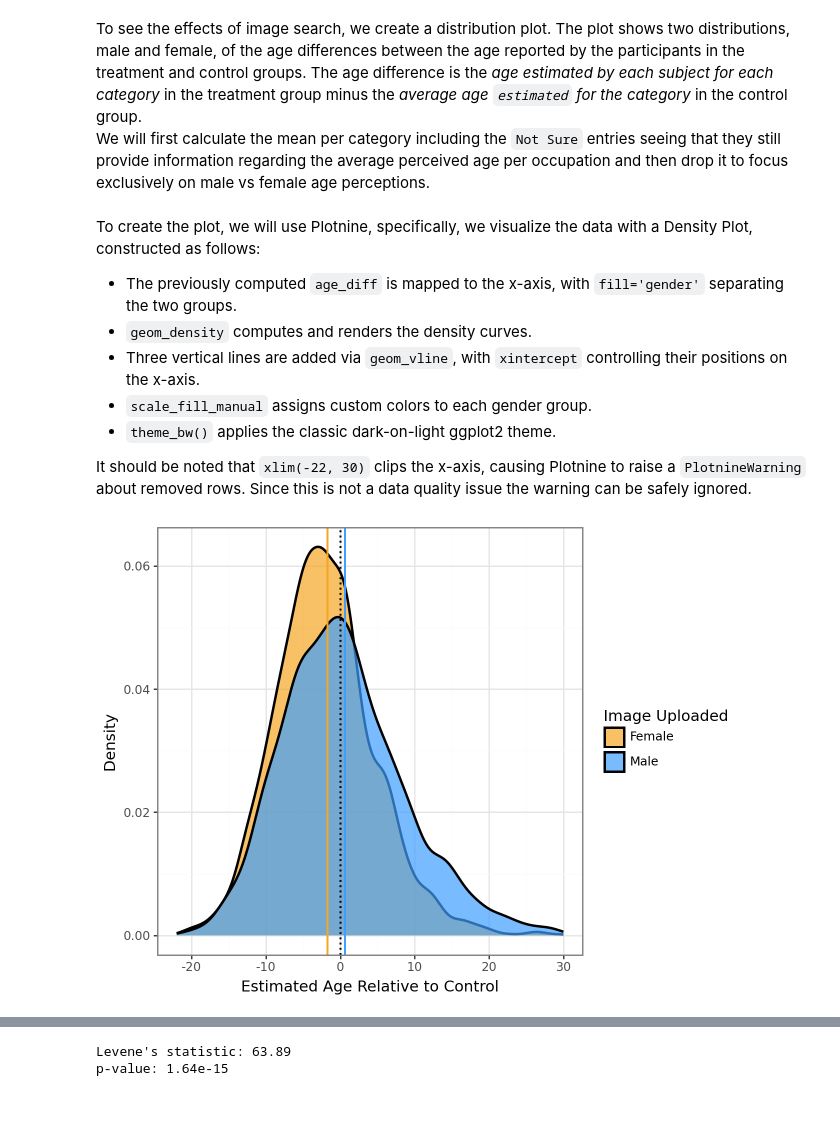
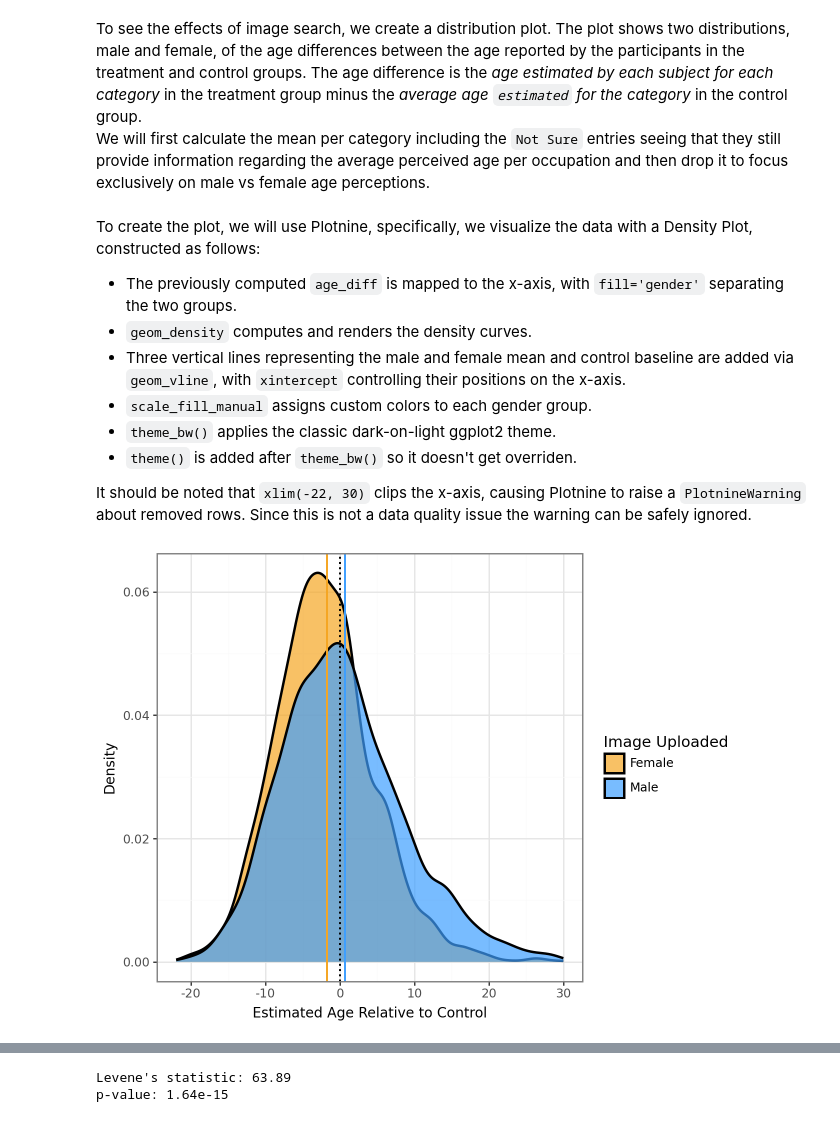
Before and after one commit to romgzn/Data_Analysis_Machine_Learning_Assignments, a Jupyter notebook: second_assignment/age_gender_cor.ipynb, the cells around one changed output, grey strips where cells are left out. Drawn from its saved outputs; the diff is of its cells as text; code cells hidden in the pictures.

```diff
--- a/second_assignment/age_gender_cor.ipynb
+++ b/second_assignment/age_gender_cor.ipynb
@@ -394,27 +398,30 @@ constructed as follows:
 
 - The previously computed `age_diff` is mapped to the x-axis, with `fill='gender'` separating the two groups.
 - `geom_density` computes and renders the density curves.
-- Three vertical lines are added via `geom_vline`, with `xintercept` controlling their positions on the x-axis.
+- Three vertical lines representing the male and female mean and control baseline are added via `geom_vline`, with
+  `xintercept` controlling their positions on the x-axis.
 - `scale_fill_manual` assigns custom colors to each gender group.
 - `theme_bw()` applies the classic dark-on-light ggplot2 theme.
+- `theme()` is added after `theme_bw()` so it doesn't get overriden.
 
 It should be noted that `xlim(-22, 30)` clips the x-axis, causing Plotnine to raise a `PlotnineWarning` about removed rows. Since this is not a data quality issue the warning can be safely ignored.
 # %%
 with warnings.catch_warnings():
     warnings.simplefilter("ignore", PlotnineWarning)
     dens_plot =(
         ggplot(exp_treat, aes(x='age_diff', fill='gender'))
         + geom_density(alpha=0.7, color='black', size=1)
         + geom_vline(xintercept=exp_treat[exp_treat['gender']=='Male']['age_diff'].mean(), color='#3e9fff', size=0.8)
         + geom_vline(xintercept=exp_treat[exp_treat['gender']=='Female']['age_diff'].mean(), color='#f5a623', size=0.8)
         + geom_vline(xintercept=0, color='#000000', linetype='dotted', size=0.8)
         + scale_fill_manual(values={'Female': '#f5a623', 'Male': '#3e9fff'})
         + xlim(-22, 30)
         + labs(x='Estimated Age Relative to Control', y='Density', fill='Image Uploaded')
         + theme_bw()
+        + theme(axis_title=element_text(size=10))
     )
     display(dens_plot)
 # %% [output]
-[figure, old version]
+[figure, new version]
 # %% [markdown]
 The density plot reveals a striking difference between the two distributions. The female
```
Also changed, not shown: parts of 14 cells of this notebook.
